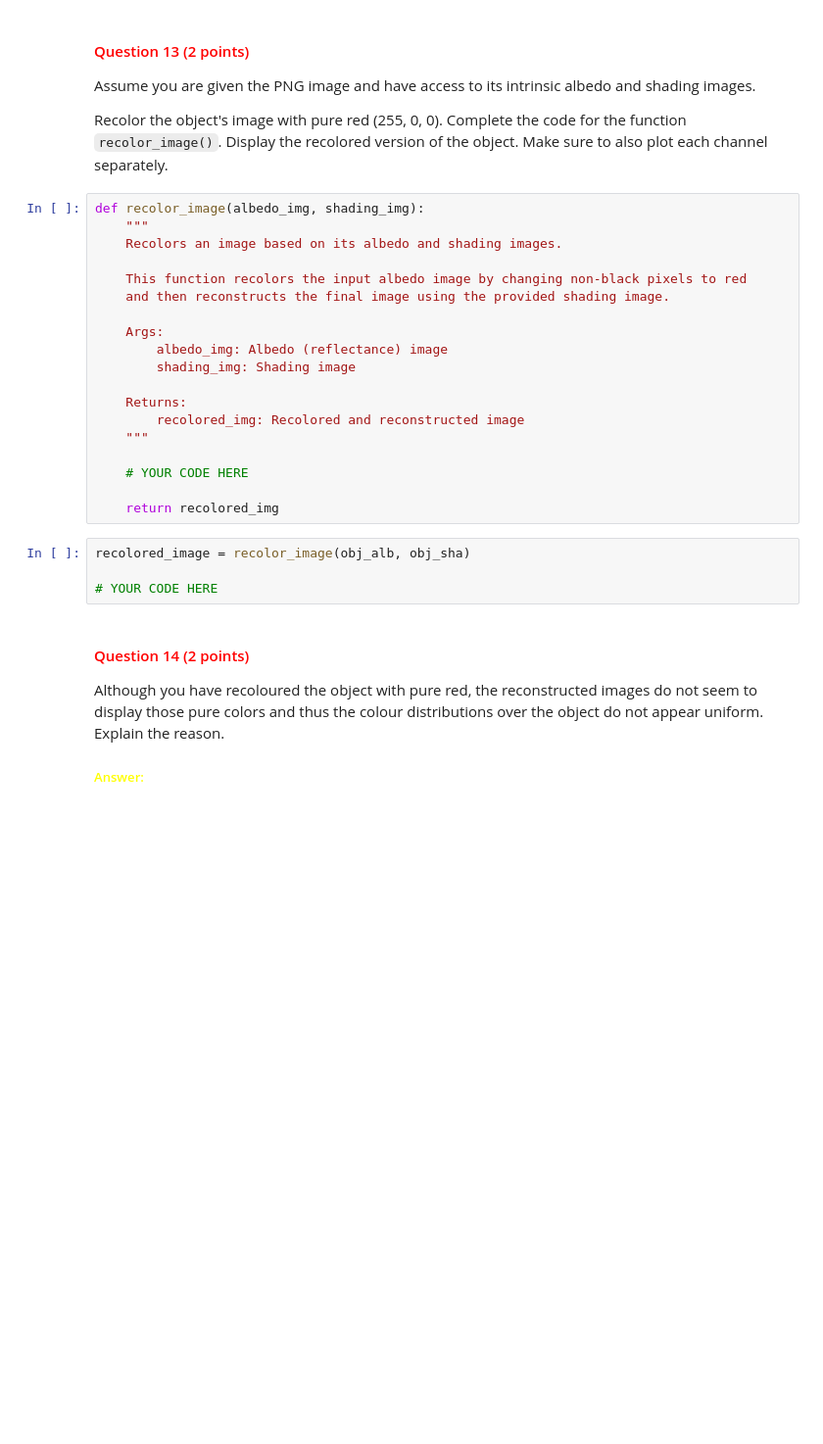
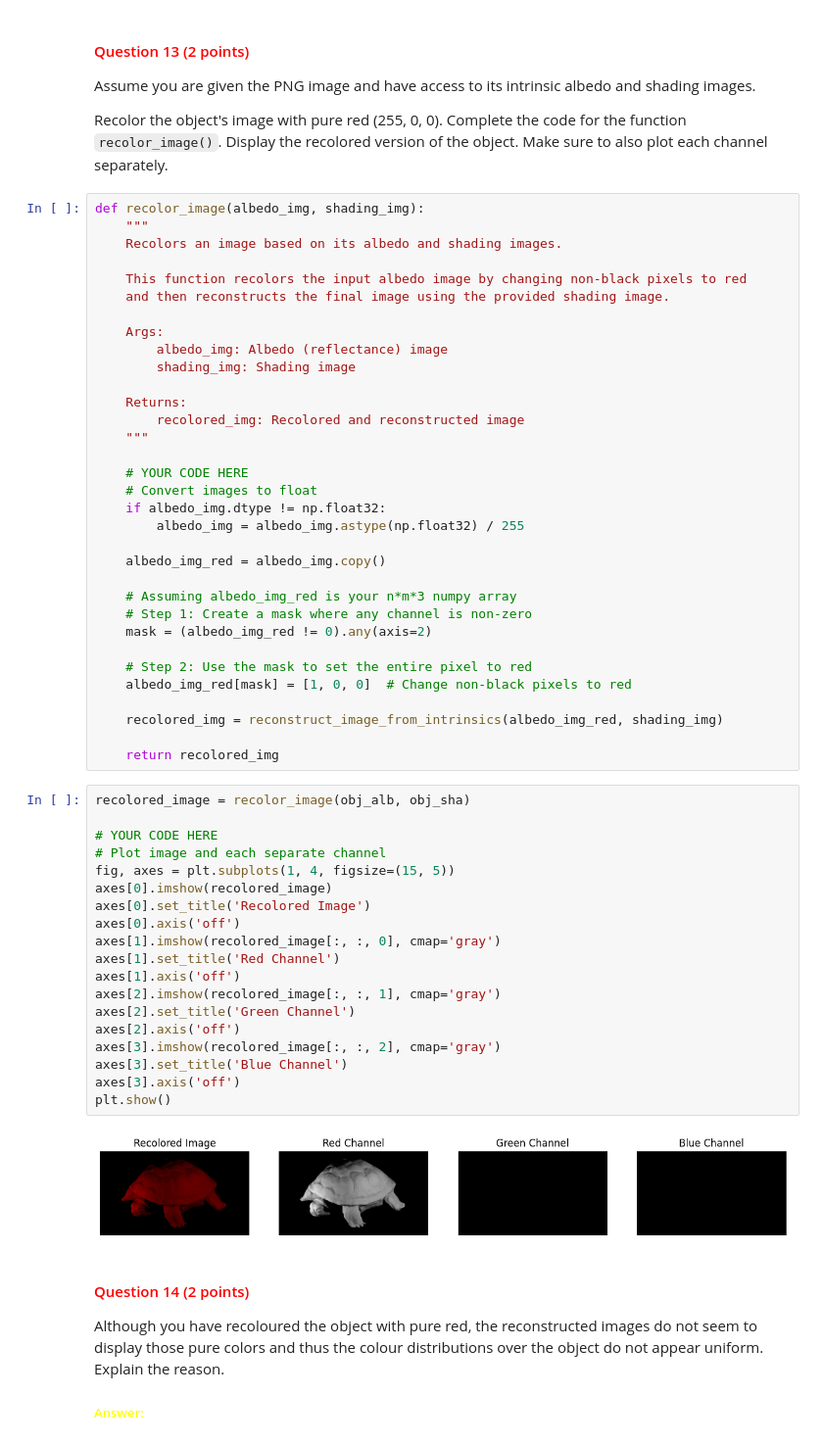
Before and after one commit to Coluding/cv1labs, a Jupyter notebook: cv1-lab-1.ipynb, the cells around one changed output. Shown at 98% size. Cells and saved outputs as stored; diff of their text form; blank space fills up the shorter version.

```diff
--- a/cv1-lab-1.ipynb
+++ b/cv1-lab-1.ipynb
@@ -618,12 +702,43 @@ def recolor_image(albedo_img, shading_img):
     """
 
     # YOUR CODE HERE
+    # Convert images to float
+    if albedo_img.dtype != np.float32:
+        albedo_img = albedo_img.astype(np.float32) / 255
+
+    albedo_img_red = albedo_img.copy()
+
+    # Assuming albedo_img_red is your n*m*3 numpy array
+    # Step 1: Create a mask where any channel is non-zero
+    mask = (albedo_img_red != 0).any(axis=2)
+
+    # Step 2: Use the mask to set the entire pixel to red
+    albedo_img_red[mask] = [1, 0, 0]  # Change non-black pixels to red
+
+    recolored_img = reconstruct_image_from_intrinsics(albedo_img_red, shading_img)
 
     return recolored_img
-# %%
-recolored_image = recolor_image(obj_alb, obj_sha)
-
-# YOUR CODE HERE
+# %%
+recolored_image = recolor_image(obj_alb, obj_sha)
+
+# YOUR CODE HERE
+# Plot image and each separate channel
+fig, axes = plt.subplots(1, 4, figsize=(15, 5))
+axes[0].imshow(recolored_image)
+axes[0].set_title('Recolored Image')
+axes[0].axis('off')
+axes[1].imshow(recolored_image[:, :, 0], cmap='gray')
+axes[1].set_title('Red Channel')
+axes[1].axis('off')
+axes[2].imshow(recolored_image[:, :, 1], cmap='gray')
+axes[2].set_title('Green Channel')
+axes[2].axis('off')
+axes[3].imshow(recolored_image[:, :, 2], cmap='gray')
+axes[3].set_title('Blue Channel')
+axes[3].axis('off')
+plt.show()
+# %% [output]
+[figure, added]
 # %% [markdown]
 <a id="question-14"></a>
 #### <font color='#FF0000'>Question 14 (2 points)</font>
```
Also changed, not shown: parts of 33 cells of this notebook.
